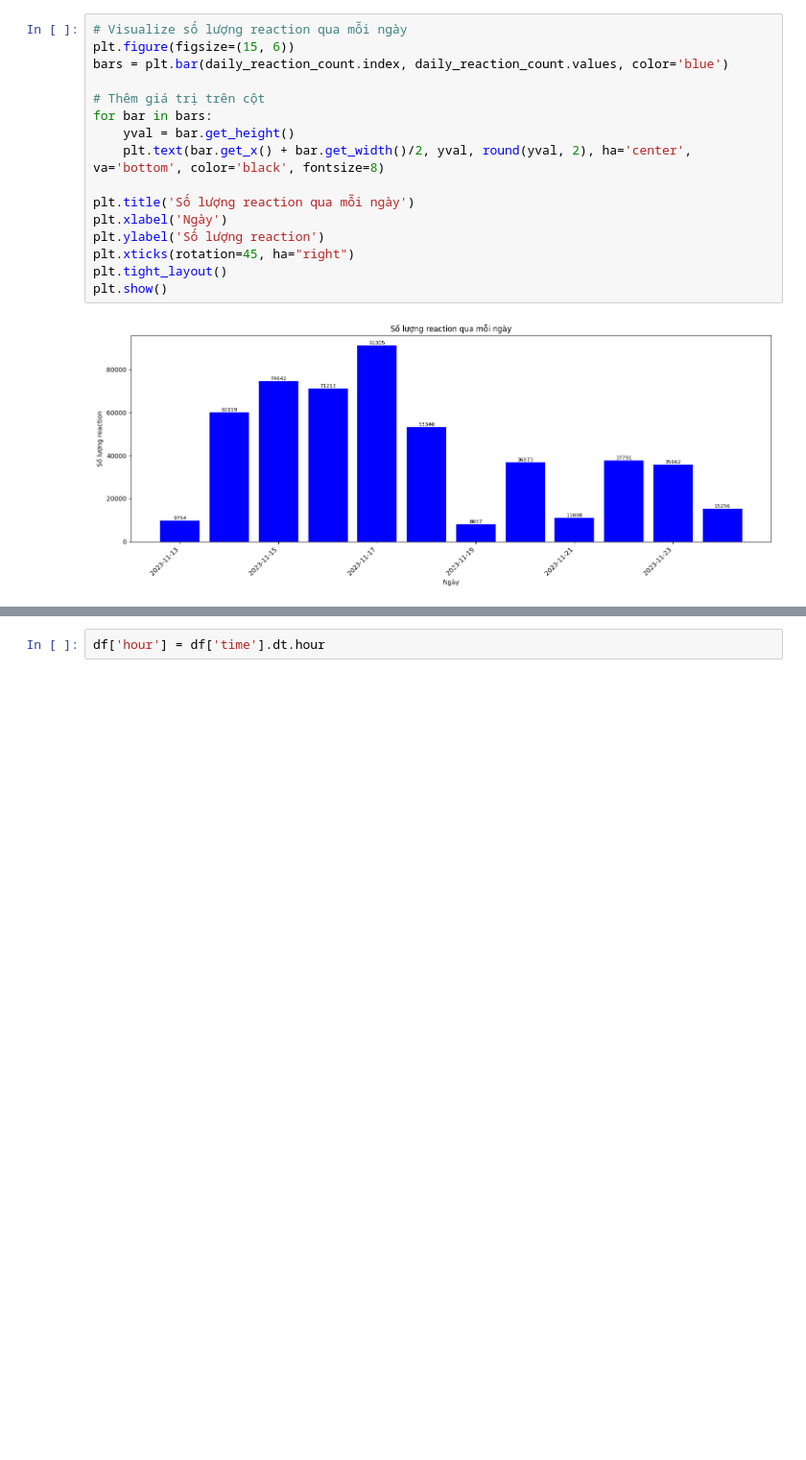
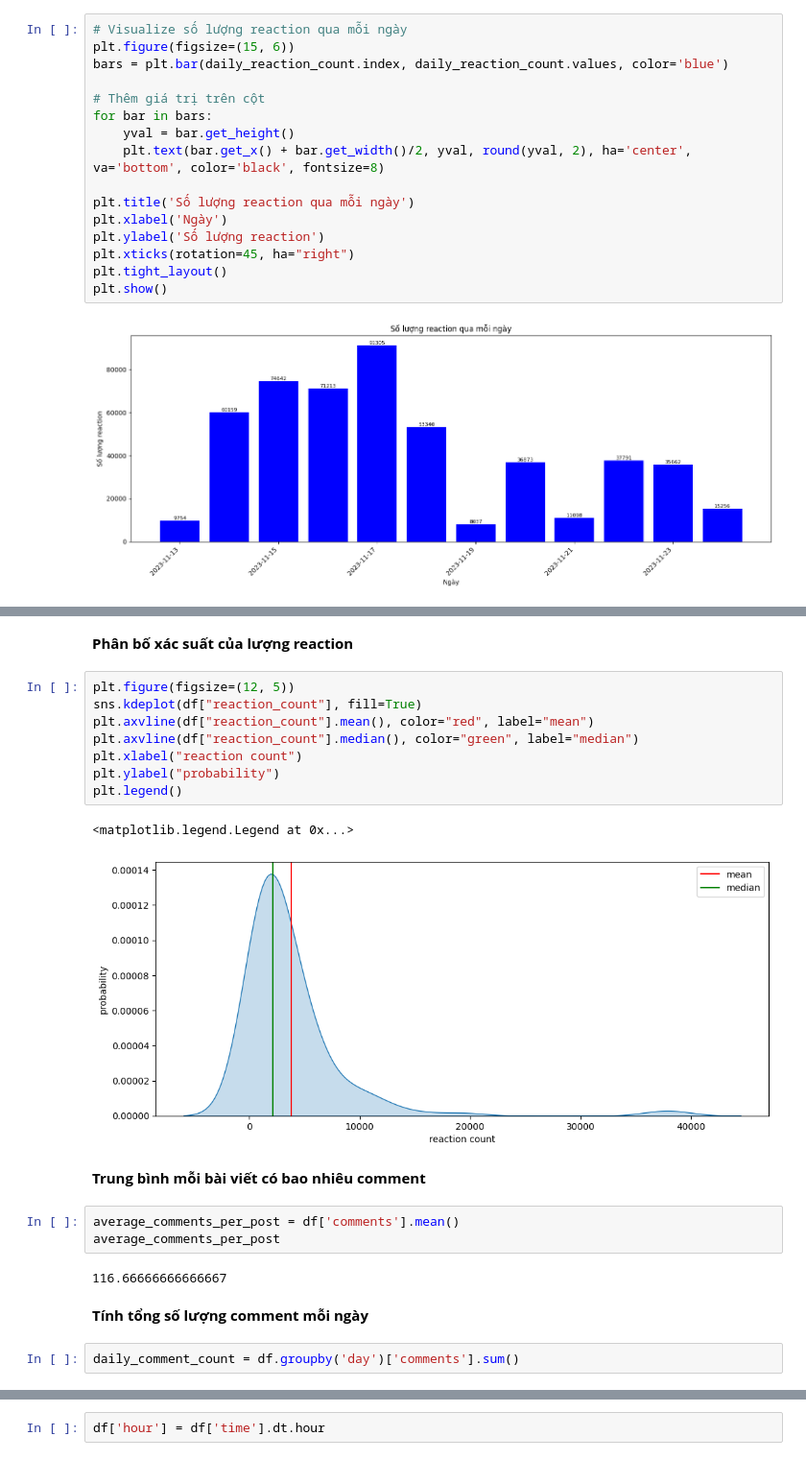
Before and after one commit to minh041104/Final-Project-AIT2003-1, a Jupyter notebook: Analyze_data.ipynb, the cells around one changed output, grey strips where cells are left out. Shown at 96% size. Drawn from its saved outputs; the diff is of its cells as text; blank space fills up the shorter version.

```diff
--- a/Analyze_data.ipynb
+++ b/Analyze_data.ipynb
@@ -465,0 +260,24 @@ plt.show()
+# %% [markdown]
+**Phân bố xác suất của lượng reaction**
+# %%
+plt.figure(figsize=(12, 5))
+sns.kdeplot(df["reaction_count"], fill=True)
+plt.axvline(df["reaction_count"].mean(), color="red", label="mean")
+plt.axvline(df["reaction_count"].median(), color="green", label="median")
+plt.xlabel("reaction count")
+plt.ylabel("probability")
+plt.legend()
+# %% [output]
+<matplotlib.legend.Legend at 0x...>
+[figure, added]
+# %% [markdown]
+**Trung bình mỗi bài viết có bao nhiêu comment**
+# %%
+average_comments_per_post = df['comments'].mean()
+average_comments_per_post
+# %% [output]
+116.66666666666667
+# %% [markdown]
+**Tính tổng số lượng comment mỗi ngày**
+# %%
+daily_comment_count = df.groupby('day')['comments'].sum()
```
Also changed, not shown: parts of 59 cells of this notebook.
